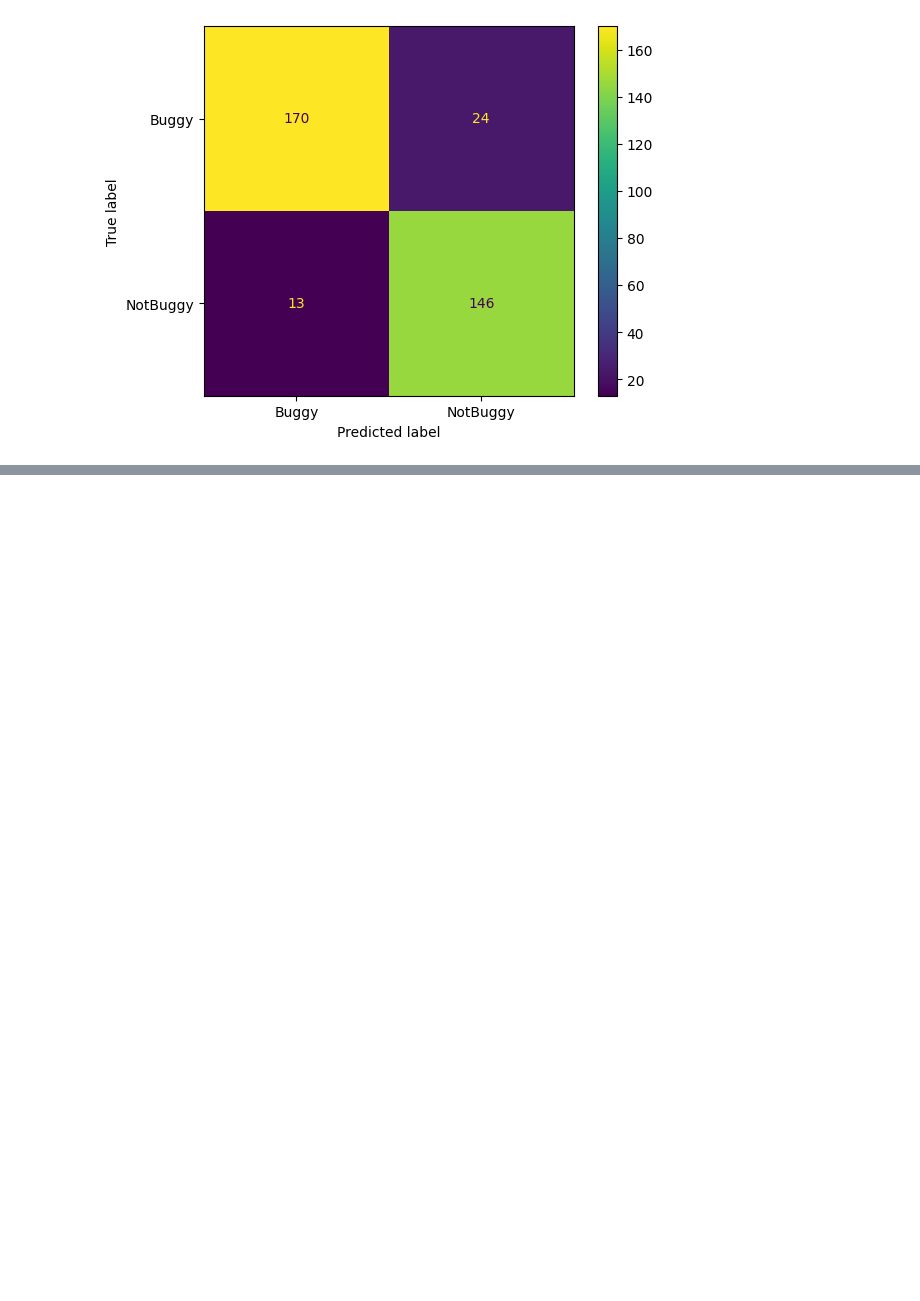
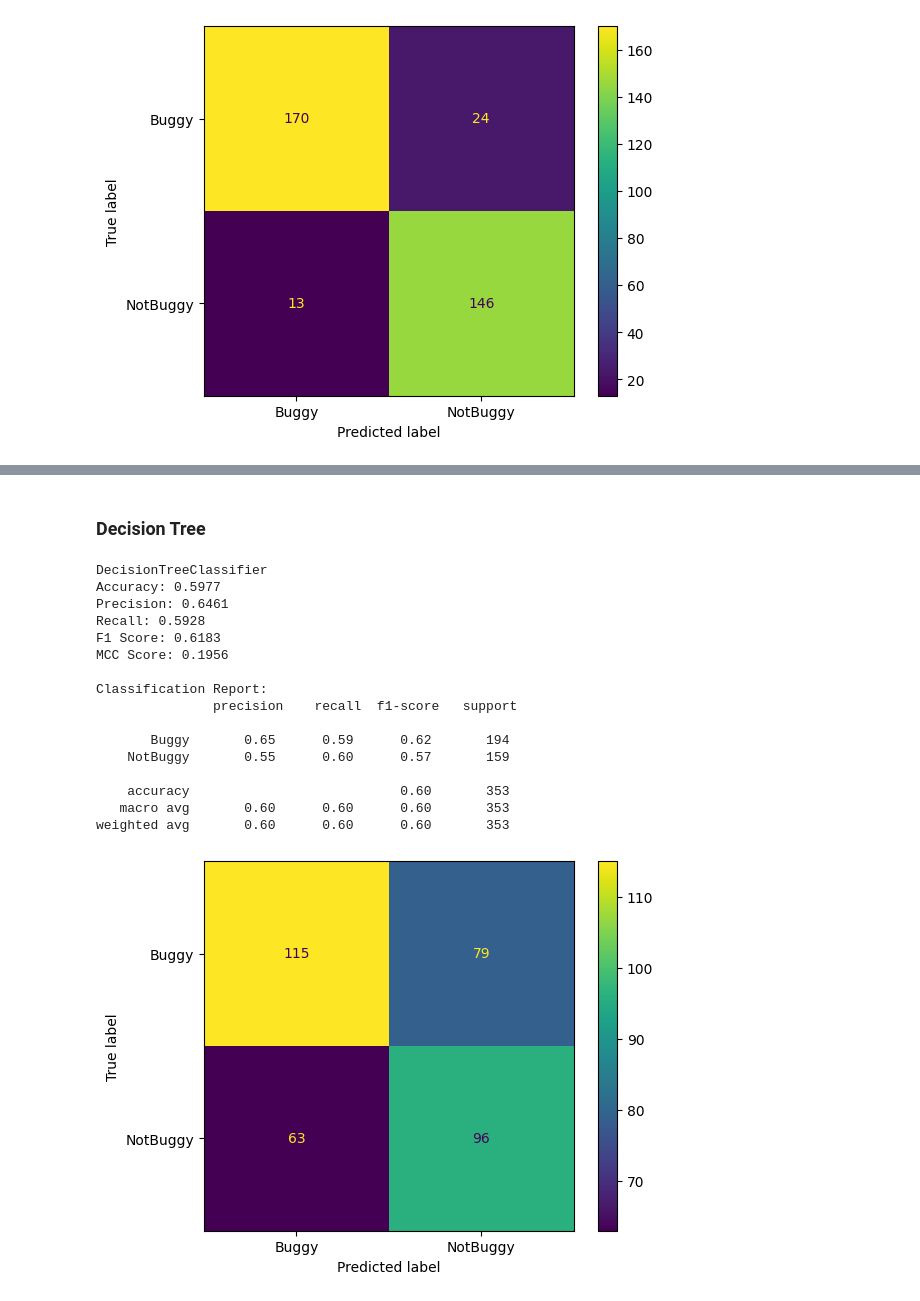
Before and after one commit to SQMLab/Tangled, a Jupyter notebook: RQ3.ipynb, the cells around one changed output, grey strips where cells are left out. Drawn from its saved outputs; the diff is of its cells as text; code cells hidden in the pictures; blank space fills up the shorter version.

```diff
--- a/RQ3.ipynb
+++ b/RQ3.ipynb
@@ -616,0 +498,22 @@ weighted avg       0.91      0.91      0.91      1764
+# %% [markdown]
+### Decision Tree
+# %%
+train_test(DecisionTreeClassifier(random_state=random_seed), "./data/Embeddings/CodeBERTMsgDiff.csv")
+# %% [output]
+DecisionTreeClassifier
+Accuracy: 0.5977
+Precision: 0.6461
+Recall: 0.5928
+F1 Score: 0.6183
+MCC Score: 0.1956
+
+Classification Report:
+               precision    recall  f1-score   support
+
+       Buggy       0.65      0.59      0.62       194
+    NotBuggy       0.55      0.60      0.57       159
+
+    accuracy                           0.60       353
+   macro avg       0.60      0.60      0.60       353
+weighted avg       0.60      0.60      0.60       353
+[figure, added]
```
Also changed, not shown: parts of 53 cells of this notebook, 6 other files.
